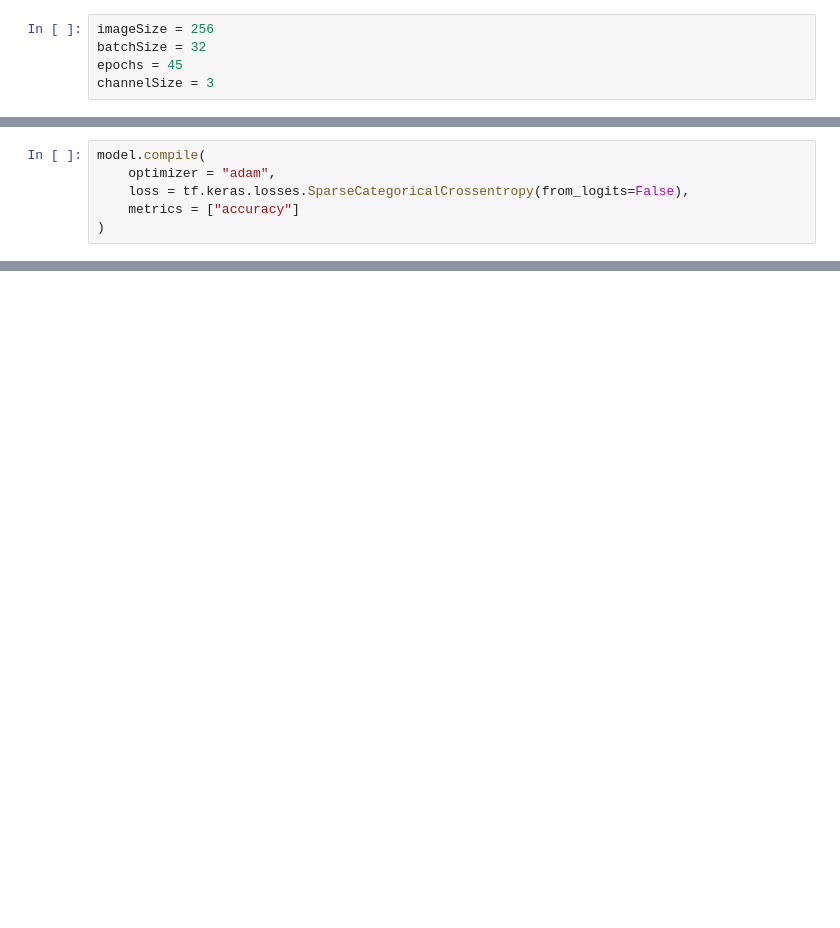
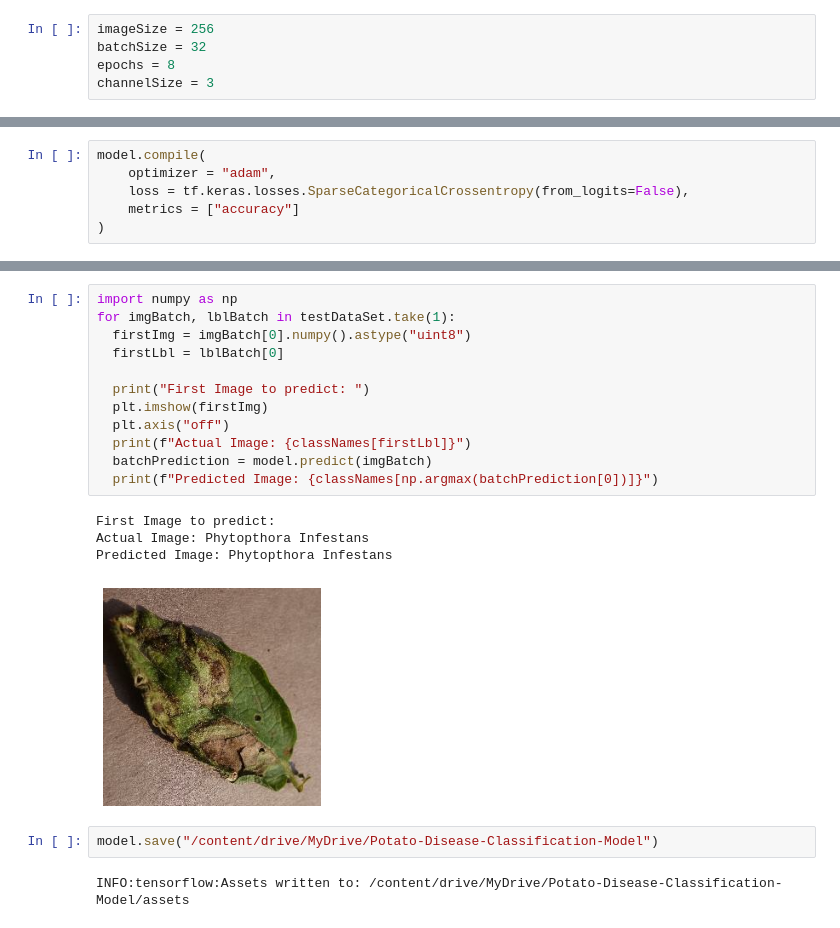
Before and after one commit to meharkhanniazi/Farmdar-Projects, a Jupyter notebook: PotatoDiseaseClassification.ipynb, the cells around one changed output, grey strips where cells are left out. Drawn from its saved outputs; the diff is of its cells as text; blank space fills up the shorter version.

```diff
--- a/PotatoDiseaseClassification.ipynb
+++ b/PotatoDiseaseClassification.ipynb
@@ -9,7 +9,7 @@ import matplotlib.pyplot as plt
 # %%
 imageSize = 256
 batchSize = 32
-epochs = 45
+epochs = 8
 channelSize = 3
 # %%
 from google.colab import drive
@@ -191,0 +231,21 @@ Epoch 1/45
+# %%
+import numpy as np
+for imgBatch, lblBatch in testDataSet.take(1):
+  firstImg = imgBatch[0].numpy().astype("uint8")
+  firstLbl = lblBatch[0]
+
+  print("First Image to predict: ")
+  plt.imshow(firstImg)
+  plt.axis("off")
+  print(f"Actual Image: {classNames[firstLbl]}")
+  batchPrediction = model.predict(imgBatch)
+  print(f"Predicted Image: {classNames[np.argmax(batchPrediction[0])]}")
+# %% [output]
+First Image to predict:
+Actual Image: Phytopthora Infestans
+Predicted Image: Phytopthora Infestans
+[figure, added]
+# %%
+model.save("/content/drive/MyDrive/Potato-Disease-Classification-Model")
+# %% [output]
+INFO:tensorflow:Assets written to: /content/drive/MyDrive/Potato-Disease-Classification-Model/assets
```
Also changed, not shown: parts of 9 cells of this notebook.
